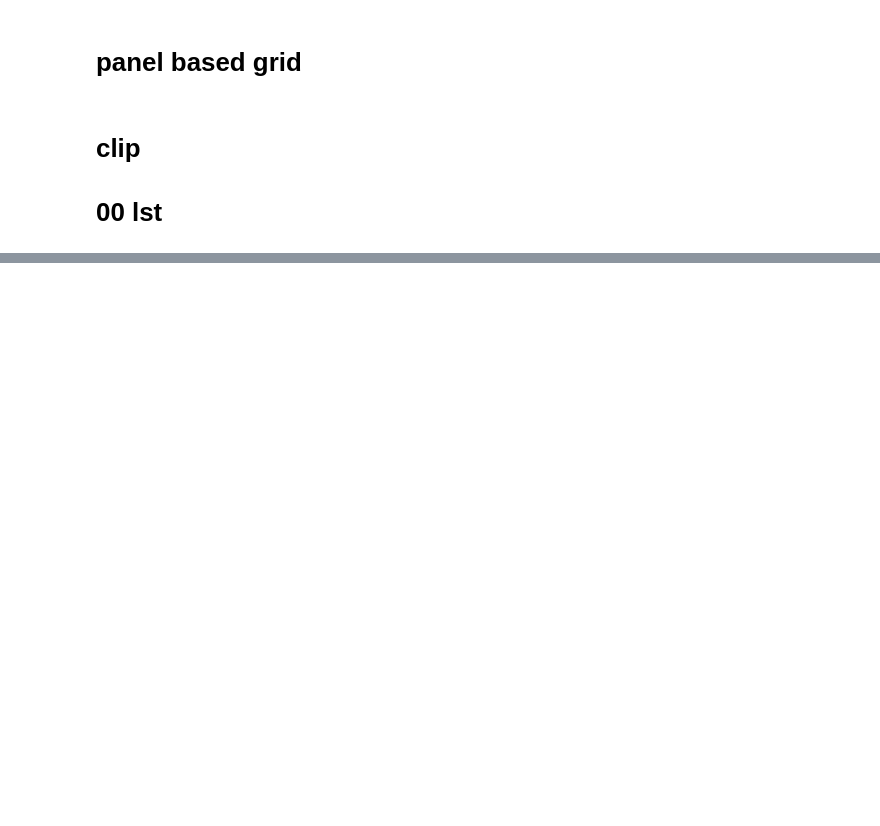
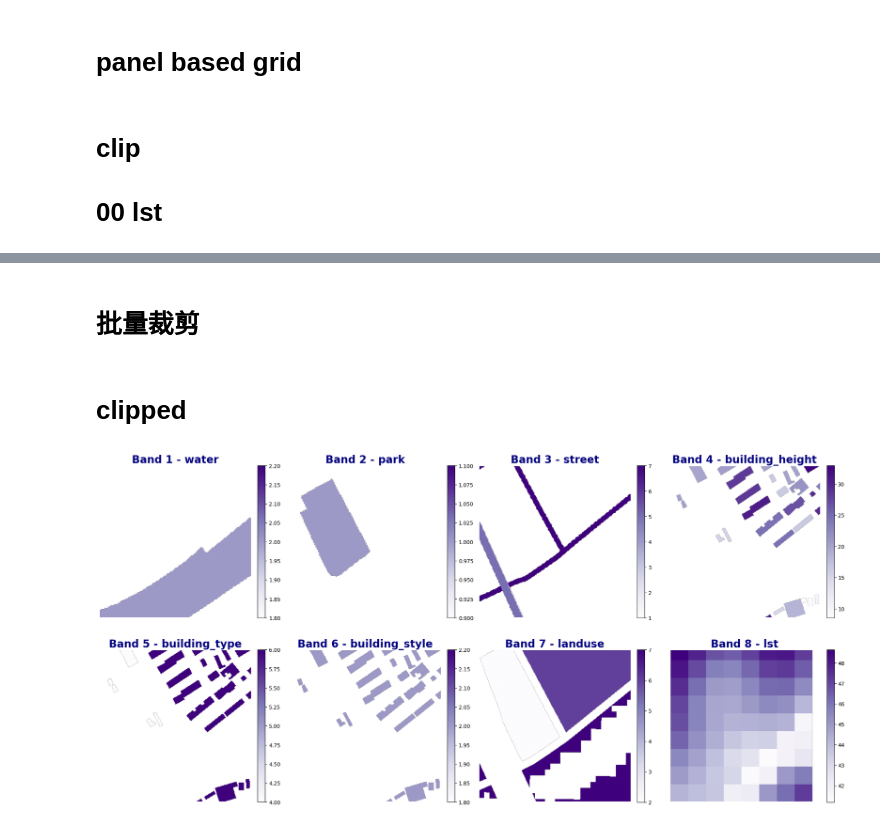
Before and after one commit to LiliLIN0324/pur-ai, a Jupyter notebook: 1.ipynb, the cells around one changed output, grey strips where cells are left out. Cells and saved outputs as stored; diff of their text form; code cells hidden in the pictures; blank space fills up the shorter version.

```diff
--- a/1.ipynb
+++ b/1.ipynb
@@ -80,0 +614,2 @@ split_raster_by_grid(
+# %% [markdown]
+# 批量裁剪
@@ -80,0 +652,2 @@ split_raster_by_grid(
+# %% [markdown]
+# clipped
@@ -80,0 +705,44 @@ split_raster_by_grid(
+# %%
+import rasterio
+import numpy as np
+import matplotlib.pyplot as plt
+
+file_path = r"D:\shanghai workshop\raster\merged_multiband\final\multi_merged_tile_192.tif"
+
+band_names = [
+    "water",
+    "park",
+    "street",
+    "building_height",
+    "building_type",
+    "building_style",
+    "landuse",
+    "lst"
+]
+
+with rasterio.open(file_path) as src:
+    nodata = -9999
+    band_count = src.count
+
+    fig, axes = plt.subplots(2, 4, figsize=(20, 10))
+    axes = axes.flatten()
+
+    for i in range(1, band_count + 1):
+        band = src.read(i)
+        masked_band = np.ma.masked_equal(band, nodata)
+
+        ax = axes[i-1]
+        im = ax.imshow(masked_band, cmap="Purples")
+        # magma
+
+        # twilight_shifted
+        # Purples
+        ax.set_title(f"Band {i} - {band_names[i-1]}", fontsize=20, fontweight='bold', color='navy')
+
+        ax.axis('off')
+        fig.colorbar(im, ax=ax, fraction=0.046, pad=0.04)
+
+    plt.tight_layout()
+    plt.show()
+# %% [output]
+[figure, added]
```
Also changed, not shown: parts of 23 cells of this notebook, 6 other files.
